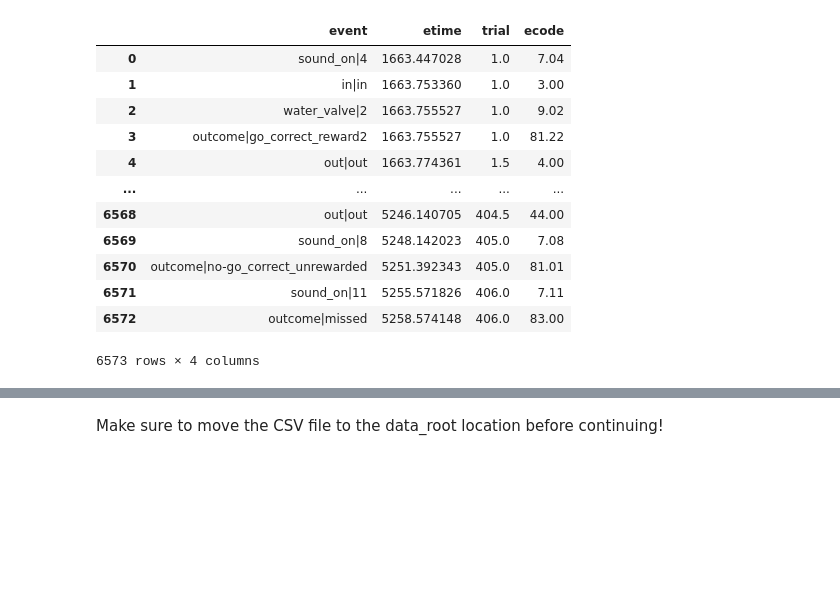
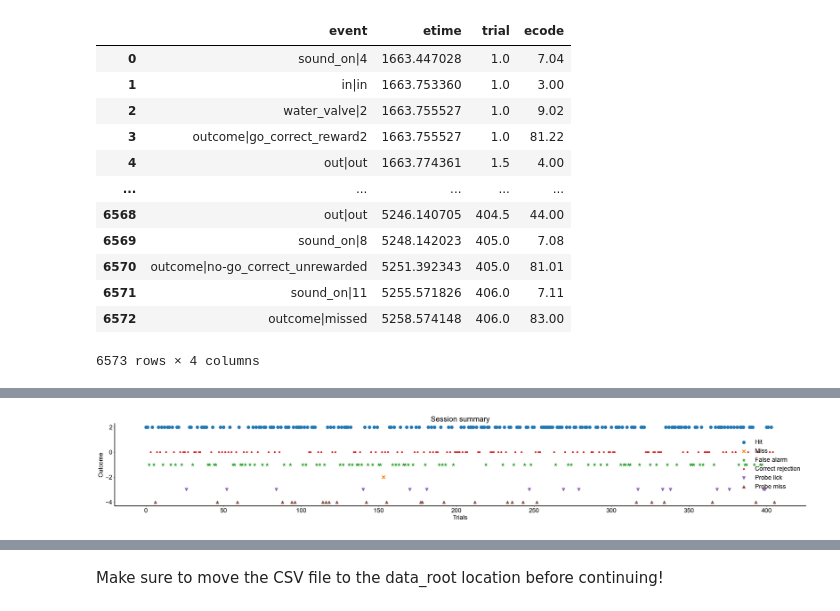
Before and after one commit to sumwor/madeline_go_nogo, a Jupyter notebook: FullCa2Pipeline_1Session.ipynb, the cells around one changed output, grey strips where cells are left out. Drawn from its saved outputs; the diff is of its cells as text; code cells hidden in the pictures; blank space fills up the shorter version.

```diff
--- a/FullCa2Pipeline_1Session.ipynb
+++ b/FullCa2Pipeline_1Session.ipynb
@@ -148,0 +114,6 @@ trialbytrial.response_time()
+# %%
+behPlot = trialbytrial.beh_session()
+behPlot.save_plot('Behave summary.svg', 'svg', saveBehFigPath)
+behPlot.save_plot('Behave summary.tif', 'tif', saveBehFigPath)
+# %% [output]
+[figure, added]
```
Also changed, not shown: parts of 14 cells of this notebook, 15 other files.
